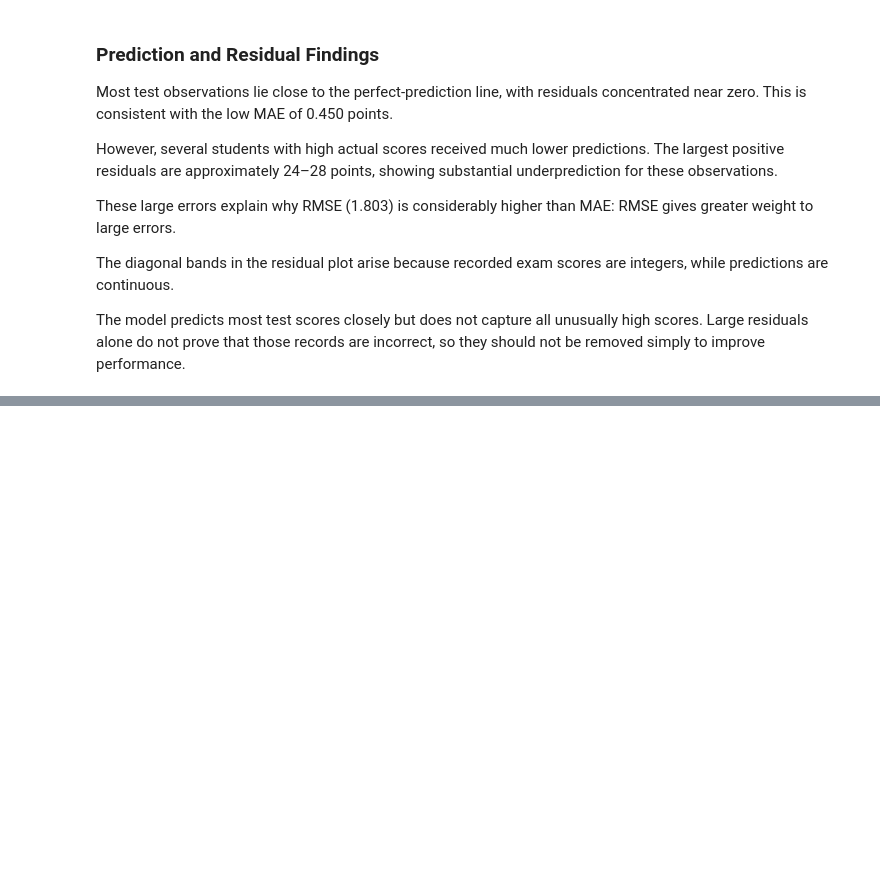
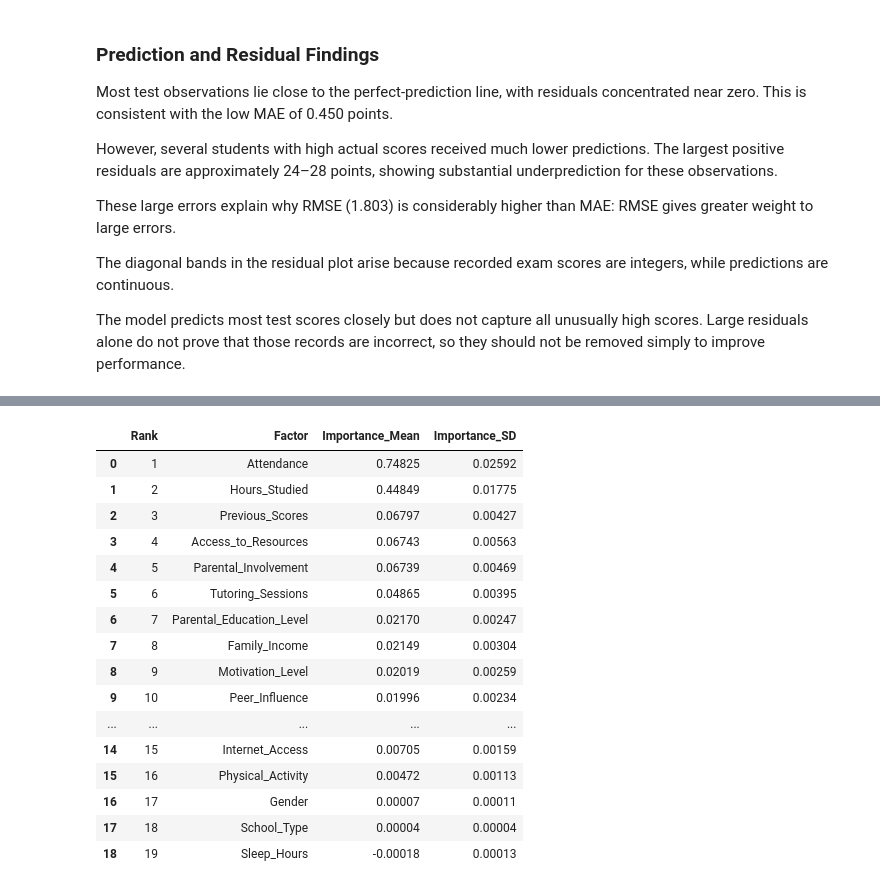
Before and after one commit to LieneRubule/student-performance-analysis, a Jupyter notebook: jupyter_notebooks/Student_Performance_Machine_Learning.ipynb, the cells around one changed output, grey strips where cells are left out. Drawn from its saved outputs; the diff is of its cells as text; code cells hidden in the pictures; blank space fills up the shorter version.

Commit message:
Calculate permutation importance for all 19 predictors and document findings

```diff
--- a/jupyter_notebooks/Student_Performance_Machine_Learning.ipynb
+++ b/jupyter_notebooks/Student_Performance_Machine_Learning.ipynb
@@ -341,0 +358,54 @@ The model predicts most test scores closely but does not capture all unusually h
+# %%
+# Reference: scikit-learn permutation importance documentation:
+# https://scikit-learn.org/stable/modules/generated/sklearn.inspection.permutation_importance.html
+# Code generated with ChatGPT assistance and adapted for this project.
+
+from sklearn.inspection import permutation_importance
+
+# Shuffle each original predictor and measure the decrease in test R².
+permutation_results = permutation_importance(
+    model,
+    X_test,
+    y_test,
+    scoring="r2",
+    n_repeats=30,
+    random_state=42,
+    n_jobs=1
+)
+
+# Keep one result per original predictor, including categorical variables.
+feature_importance = pd.DataFrame({
+    "Factor": X_test.columns,
+    "Importance_Mean": permutation_results.importances_mean,
+    "Importance_SD": permutation_results.importances_std
+})
+
+# Rank predictors from highest to lowest mean importance.
+feature_importance = feature_importance.sort_values(
+    "Importance_Mean", ascending=False
+).reset_index(drop=True)
+
+feature_importance.insert(
+    0, "Rank", range(1, len(feature_importance) + 1)
+)
+
+# Round the displayed table while preserving full precision in the data.
+feature_importance.round(5)
+# %% [output]
+|  | Rank | Factor | Importance_Mean | Importance_SD |
+| 0 | 1 | Attendance | 0.74825 | 0.02592 |
+| 1 | 2 | Hours_Studied | 0.44849 | 0.01775 |
+| 2 | 3 | Previous_Scores | 0.06797 | 0.00427 |
+| 3 | 4 | Access_to_Resources | 0.06743 | 0.00563 |
+| 4 | 5 | Parental_Involvement | 0.06739 | 0.00469 |
+| 5 | 6 | Tutoring_Sessions | 0.04865 | 0.00395 |
+| 6 | 7 | Parental_Education_Level | 0.02170 | 0.00247 |
+| 7 | 8 | Family_Income | 0.02149 | 0.00304 |
+| 8 | 9 | Motivation_Level | 0.02019 | 0.00259 |
+| 9 | 10 | Peer_Influence | 0.01996 | 0.00234 |
+| ... | ... | ... | ... | ... |
+| 14 | 15 | Internet_Access | 0.00705 | 0.00159 |
+| 15 | 16 | Physical_Activity | 0.00472 | 0.00113 |
+| 16 | 17 | Gender | 0.00007 | 0.00011 |
+| 17 | 18 | School_Type | 0.00004 | 0.00004 |
+| 18 | 19 | Sleep_Hours | -0.00018 | 0.00013 |
```
Also changed, not shown: parts of 3 cells of this notebook.
